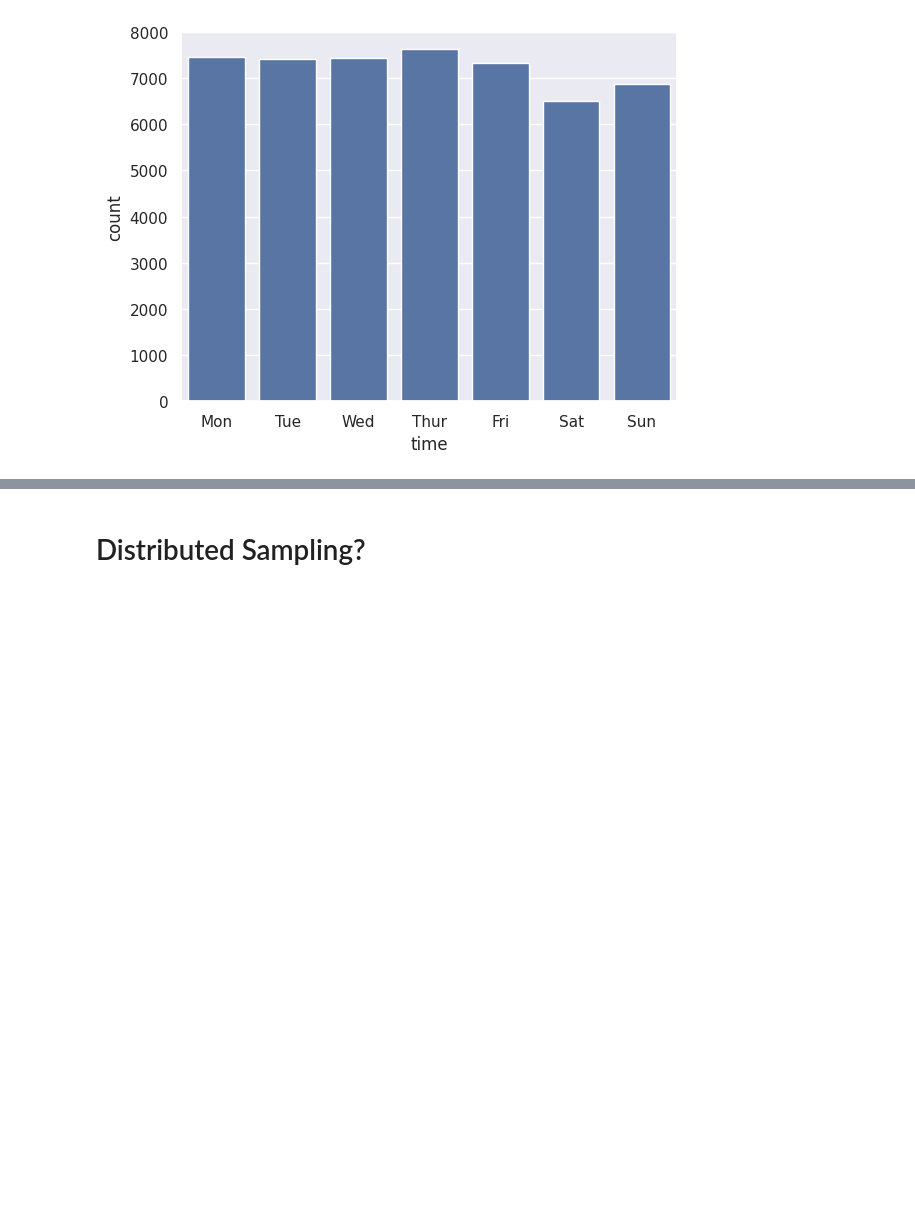
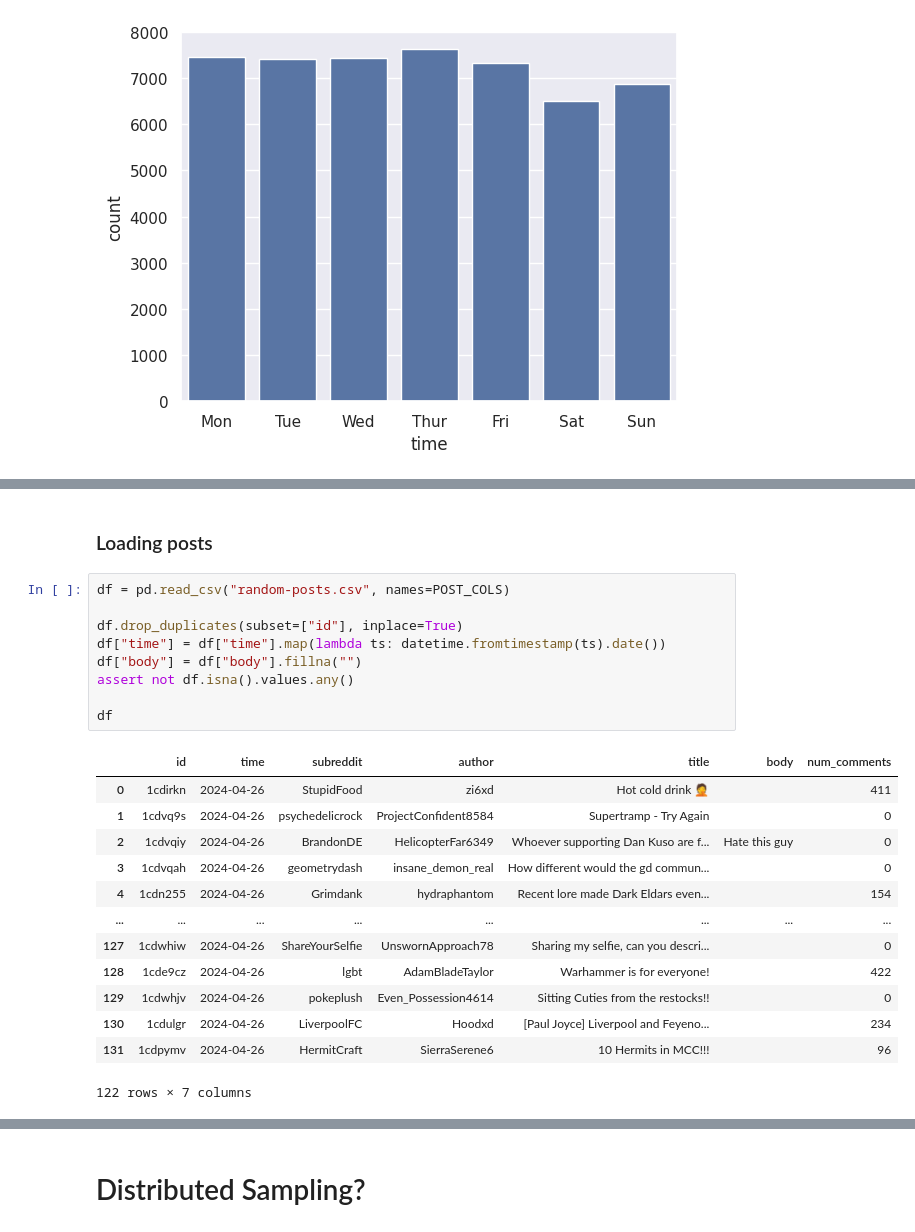
Before and after one commit to gems-cyberlang/cyberlang-learning, a Jupyter notebook: praw-comments-script/praw-playground.ipynb, the cells around one changed output, grey strips where cells are left out. Saved outputs shown, nothing was run; the diff lists cells and outputs as text; blank space fills up the shorter version.

```diff
--- a/praw-comments-script/praw-playground.ipynb
+++ b/praw-comments-script/praw-playground.ipynb
@@ -307,0 +390,25 @@ g.set_xticks(
+# %% [markdown]
+### Loading posts
+# %%
+df = pd.read_csv("random-posts.csv", names=POST_COLS)
+
+df.drop_duplicates(subset=["id"], inplace=True)
+df["time"] = df["time"].map(lambda ts: datetime.fromtimestamp(ts).date())
+df["body"] = df["body"].fillna("")
+assert not df.isna().values.any()
+
+df
+# %% [output]
+|  | id | time | subreddit | author | title | body | num_comments |
+| 0 | 1cdirkn | 2024-04-26 | StupidFood | zi6xd | Hot cold drink 🤦 |  | 411 |
+| 1 | 1cdvq9s | 2024-04-26 | psychedelicrock | ProjectConfident8584 | Supertramp - Try Again |  | 0 |
+| 2 | 1cdvqiy | 2024-04-26 | BrandonDE | HelicopterFar6349 | Whoever supporting Dan Kuso are f... | Hate this guy | 0 |
+| 3 | 1cdvqah | 2024-04-26 | geometrydash | insane_demon_real | How different would the gd commun... |  | 0 |
+| 4 | 1cdn255 | 2024-04-26 | Grimdank | hydraphantom | Recent lore made Dark Eldars even... |  | 154 |
+| ... | ... | ... | ... | ... | ... | ... | ... |
+| 127 | 1cdwhiw | 2024-04-26 | ShareYourSelfie | UnswornApproach78 | Sharing my selfie, can you descri... |  | 0 |
+| 128 | 1cde9cz | 2024-04-26 | lgbt | AdamBladeTaylor | Warhammer is for everyone! |  | 422 |
+| 129 | 1cdwhjv | 2024-04-26 | pokeplush | Even_Possession4614 | Sitting Cuties from the restocks!! |  | 0 |
+| 130 | 1cdulgr | 2024-04-26 | LiverpoolFC | Hoodxd | [Paul Joyce] Liverpool and Feyeno... |  | 234 |
+| 131 | 1cdpymv | 2024-04-26 | HermitCraft | SierraSerene6 | 10 Hermits in MCC!!! |  | 96 |
+122 rows × 7 columns
```
Also changed, not shown: parts of 18 cells of this notebook, 1 other file.
